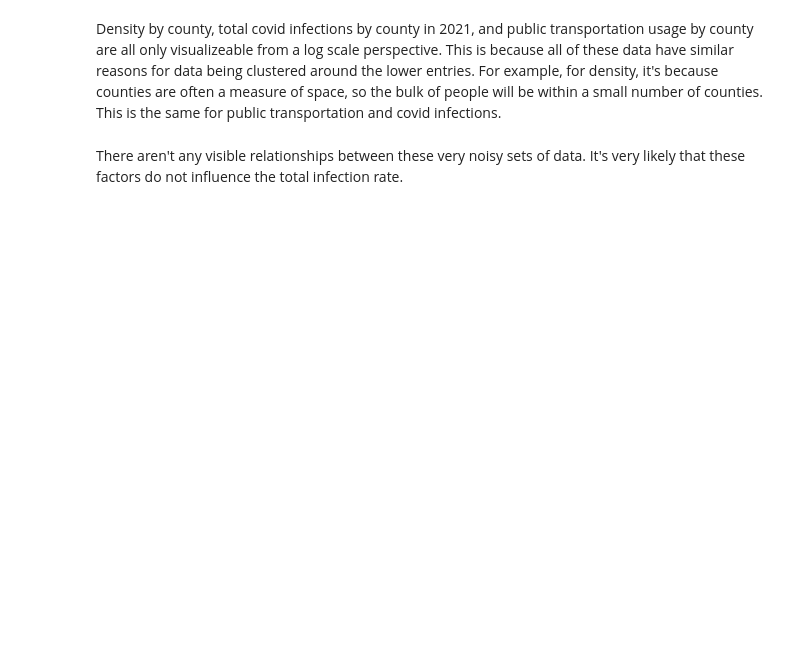
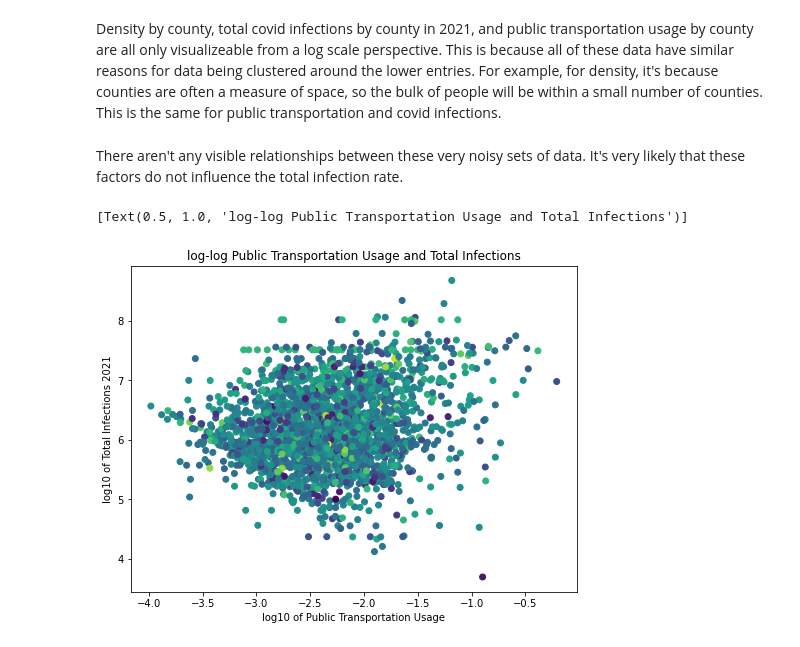
Before and after one commit to mdsnbutler/ChE_2410_Project_1_COVID-Factors, a Jupyter notebook: 2_datavisualization.ipynb, the cells around one changed output. Drawn from its saved outputs; the diff is of its cells as text; code cells hidden in the pictures; blank space fills up the shorter version.

```diff
--- a/2_datavisualization.ipynb
+++ b/2_datavisualization.ipynb
@@ -21,3 +22,13 @@ data.head()
 Density by county, total covid infections by county in 2021, and public transportation usage by county are all only visualizeable from a log scale perspective. This is because all of these data have similar reasons for data being clustered around the lower entries. For example, for density, it's because counties are often a measure of space, so the bulk of people will be within a small number of counties. This is the same for public transportation and covid infections.
 # %% [markdown]
 There aren't any visible relationships between these very noisy sets of data. It's very likely that these factors do not influence the total infection rate.
+# %%
+fig, ax = plt.subplots(figsize = (8, 6))
+plt.scatter(x = data['logtrans'], y =data['loginf'], c = data['logdensity'])
+plt.plot()
+plt.xlabel('log10 of Public Transportation Usage')
+plt.ylabel('log10 of Total Infections 2021')
+ax.set(title='log-log Public Transportation Usage and Total Infections')
+# %% [output]
+[Text(0.5, 1.0, 'log-log Public Transportation Usage and Total Infections')]
+[figure, added]
```
Also changed, not shown: parts of 1 cell of this notebook, 2 other files.
